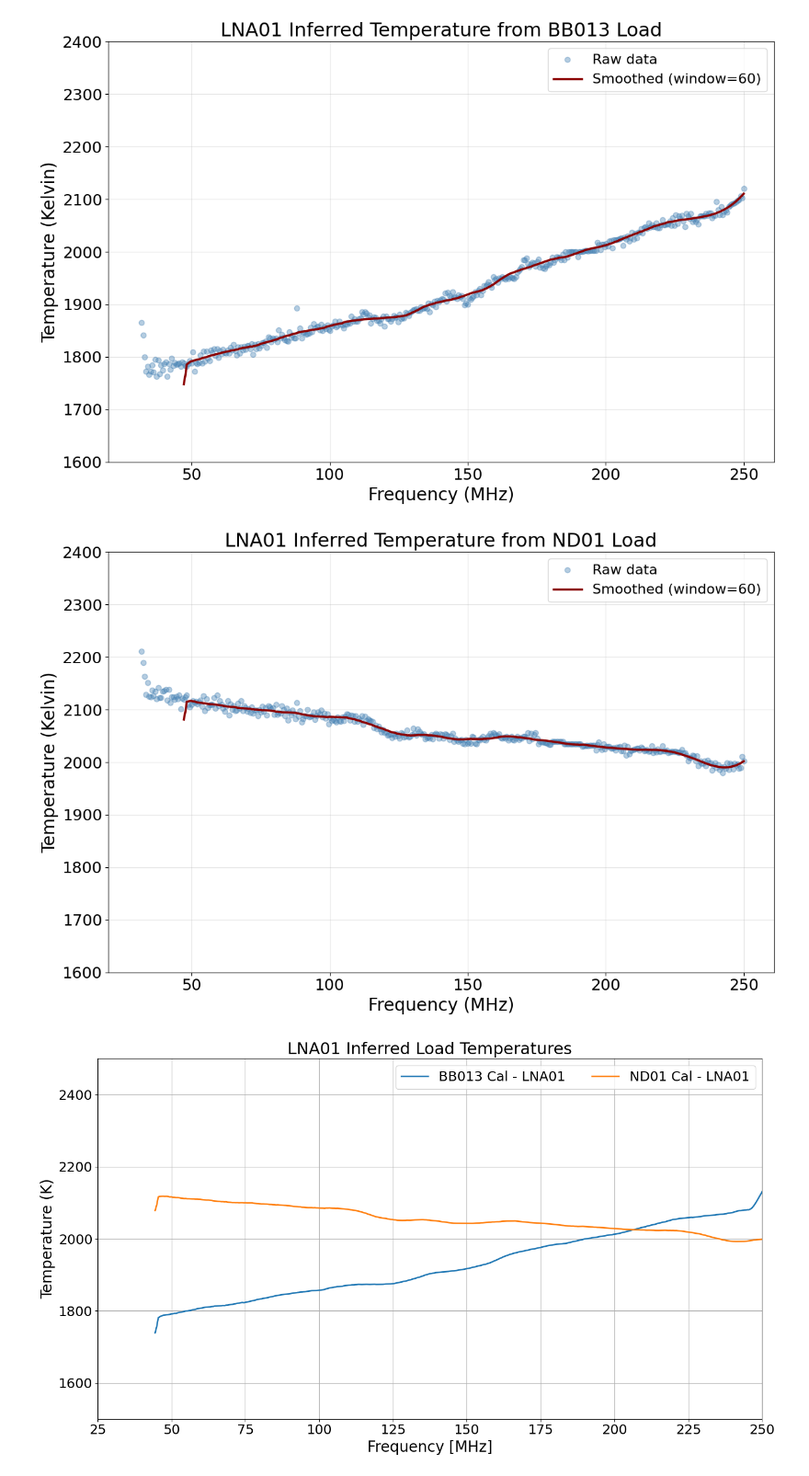
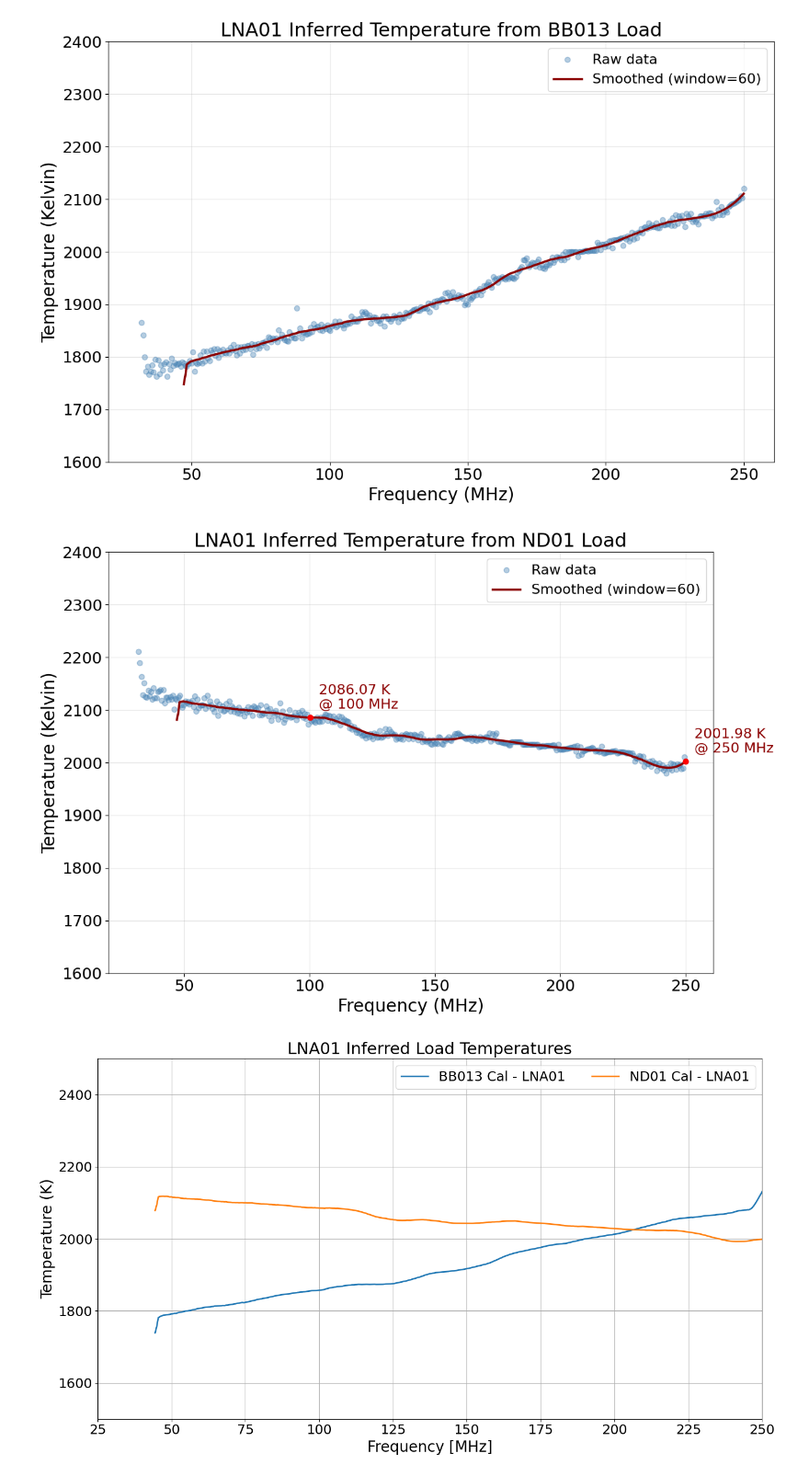
Before and after one commit to alhosani-abdulla/Highz-EXP, a Jupyter notebook: notebooks/Y_factor.ipynb, the cells around one changed output. Shown at 92% size. Saved outputs shown, nothing was run; the diff lists cells and outputs as text; code cells hidden in the pictures.

```diff
--- a/notebooks/Y_factor.ipynb
+++ b/notebooks/Y_factor.ipynb
@@ -143,12 +143,12 @@ BB_inferred = LNA_thermo.infer_temperature(LNA01_BB.unit_convert('dBm', 'kelvin'
 # %%
 LNA01_ND.despike(threshold=5)
 ND_inferred = LNA_thermo.infer_temperature(LNA01_ND.unit_convert('dBm', 'kelvin', channel_width=300e3, inplace=False),
-                            start_freq=25, end_freq=250, ymax=2400, ymin=1600,
-                            smoothing='savgol', window_size=60,
+                            start_freq=10, end_freq=250, ymax=2400, ymin=1600,
+                            smoothing='savgol', window_size=60, marker_freqs=[25, 100, 250],
                             title='LNA01 Inferred Temperature from ND01 Load',
                             save_path=pjoin(plot_path, 'LNA01_Inferred_Temperature_ND01.png'))
 # %% [output]
-[figure, old version]
+[figure, new version]
 # %%
 plotter.plot_spectrum([BB_inferred.smooth(window=50), ND_inferred.smooth(window=50)], title='LNA01 Inferred Load Temperatures',
                       freq_range=(25, 250),
```
Also changed, not shown: 2 other files.
